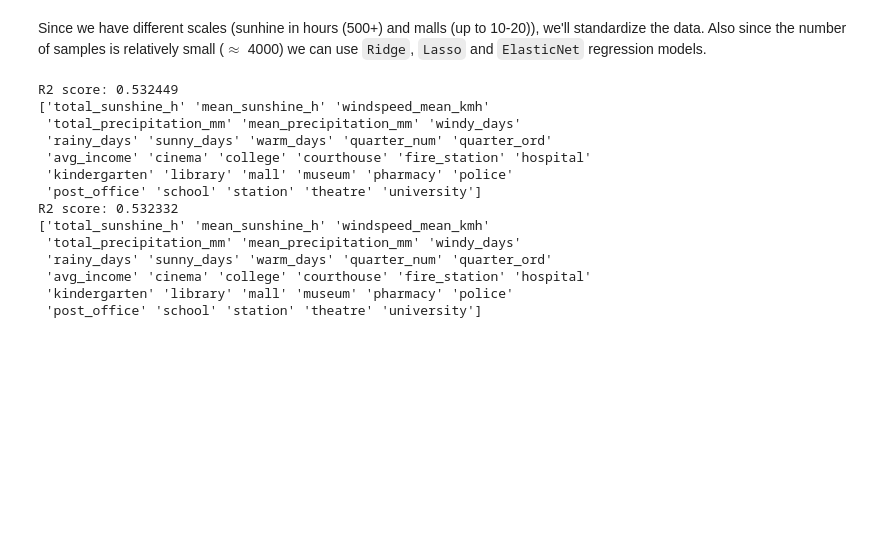
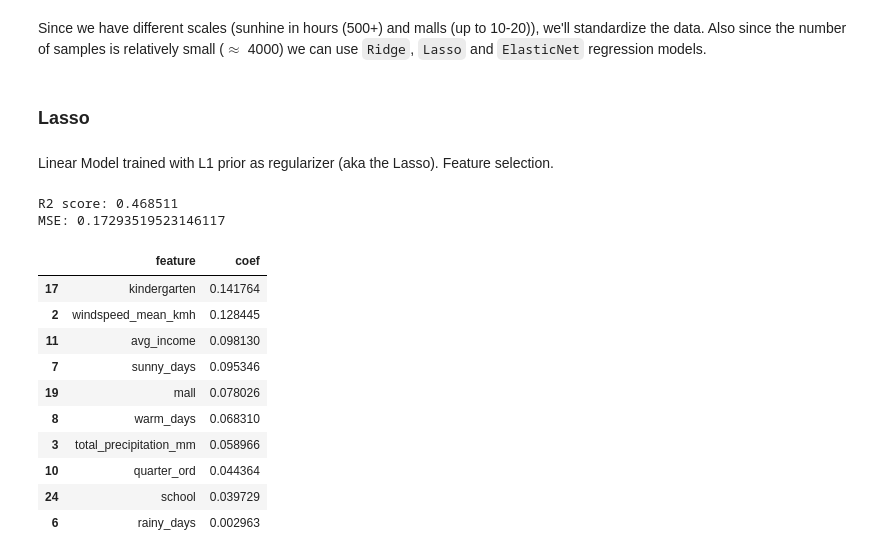
Before and after one commit to Shushunya/FCD-housing-prices, a Jupyter notebook: main.ipynb, the cells around one changed output. Saved outputs shown, nothing was run; the diff lists cells and outputs as text; code cells hidden in the pictures; blank space fills up the shorter version.

```diff
--- a/main.ipynb
+++ b/main.ipynb
@@ -778,4 +779,4 @@ Since we have different scales (sunhine in hours (500+) and malls (up to 10-20))
 SEED = 42
 SPLIT_SIZE = 0.2
 MAX_ITER = 4000
-ALPHAS = np.logspace(-6, 6, 20)
+ALPHAS = np.logspace(-6, 6, 40)
@@ -793,20 +794,36 @@ models = [
-# %%
-for model in models:
-    pipe = make_pipeline(StandardScaler(), model)
-    result = pipe.fit(X_train, y_train).score(X_test, y_test)
-    print(f"R2 score: {pipe.score(X_test, y_test):.6f}")
-# %% [output]
-R2 score: 0.532449
-['total_sunshine_h' 'mean_sunshine_h' 'windspeed_mean_kmh'
- 'total_precipitation_mm' 'mean_precipitation_mm' 'windy_days'
- 'rainy_days' 'sunny_days' 'warm_days' 'quarter_num' 'quarter_ord'
- 'avg_income' 'cinema' 'college' 'courthouse' 'fire_station' 'hospital'
- 'kindergarten' 'library' 'mall' 'museum' 'pharmacy' 'police'
- 'post_office' 'school' 'station' 'theatre' 'university']
-R2 score: 0.532332
-['total_sunshine_h' 'mean_sunshine_h' 'windspeed_mean_kmh'
- 'total_precipitation_mm' 'mean_precipitation_mm' 'windy_days'
- 'rainy_days' 'sunny_days' 'warm_days' 'quarter_num' 'quarter_ord'
- 'avg_income' 'cinema' 'college' 'courthouse' 'fire_station' 'hospital'
- 'kindergarten' 'library' 'mall' 'museum' 'pharmacy' 'police'
- 'post_office' 'school' 'station' 'theatre' 'university']
+# %% [markdown]
+### Lasso
+# %% [markdown]
+Linear Model trained with L1 prior as regularizer (aka the Lasso). Feature selection.
+# %%
+lasso = LassoCV(alphas=ALPHAS, random_state=SEED, positive=True)
+lasso.fit(X_train_scaled, y_train)
+
+y_pred_lasso = lasso.predict(X_test_scaled)
+
+print(f"R2 score: {lasso.score(X_test_scaled, y_test):.6f}")
+print(f"MSE: {mean_squared_error(y_test, y_pred_lasso)}")
+# %% [output]
+R2 score: 0.468511
+MSE: 0.17293519523146117
+# %%
+lasso_coefs = lasso.coef_
+
+lasso_coef_df = (
+    pd.DataFrame({"feature": feature_names, "coef": lasso_coefs})
+      .sort_values("coef", ascending=False)
+)
+
+lasso_coef_df[lasso_coef_df["coef"] != 0]
+# %% [output]
+|  | feature | coef |
+| 17 | kindergarten | 0.141764 |
+| 2 | windspeed_mean_kmh | 0.128445 |
+| 11 | avg_income | 0.098130 |
+| 7 | sunny_days | 0.095346 |
+| 19 | mall | 0.078026 |
+| 8 | warm_days | 0.068310 |
+| 3 | total_precipitation_mm | 0.058966 |
+| 10 | quarter_ord | 0.044364 |
+| 24 | school | 0.039729 |
+| 6 | rainy_days | 0.002963 |
```
Also changed, not shown: parts of 19 cells of this notebook.
